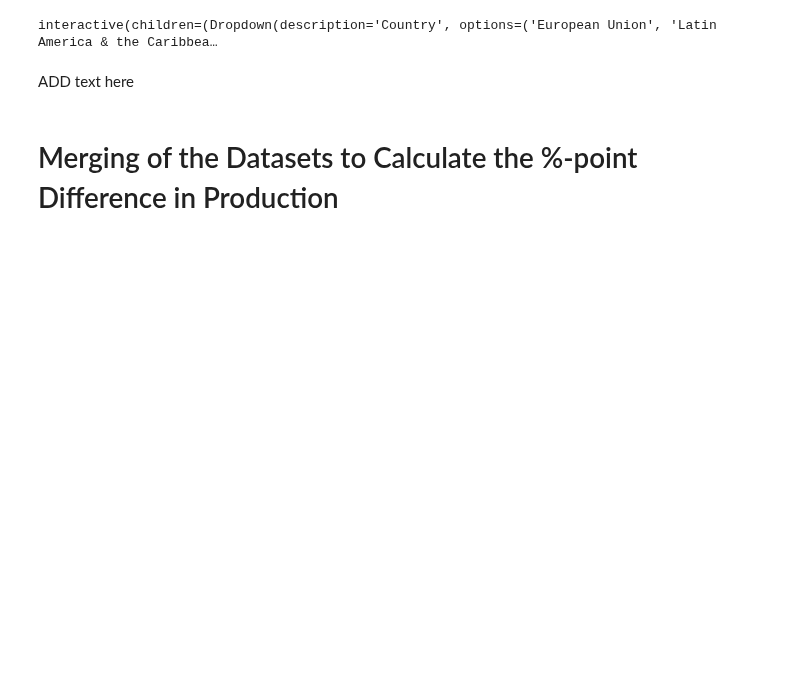
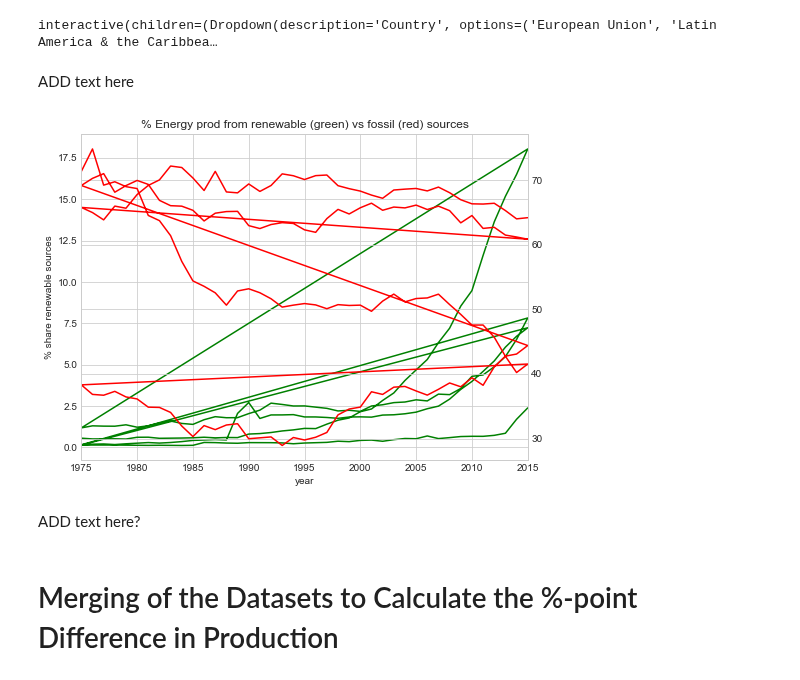
Before and after one commit to ghz106/Data-project, a Jupyter notebook: Data project.ipynb, the cells around one changed output. Saved outputs shown, nothing was run; the diff lists cells and outputs as text; code cells hidden in the pictures; blank space fills up the shorter version.

```diff
--- a/Data project.ipynb
+++ b/Data project.ipynb
@@ -189,8 +190,23 @@ widgets.interact(plot_wb,
 );
 # %% [output]
 interactive(children=(Dropdown(description='Country', options=('European Union', 'Latin America & the Caribbea…
-# %% [markdown]
-ADD text here
+# %% [markdown]
+ADD text here
+# %%
+fig,ax=plt.subplots(figsize=(8,6))
+ax.plot(wb_rnwx.year, wb_rnwx.elec_prod_from_renewable_energy, color='green')
+ax.set_xlabel("year",fontsize=10)
+ax2=ax.twinx()
+ax2.plot(wb_fosl.year, wb_fosl.fosl, color='red')
+ax.set_ylabel('% share renewable sources')
+ax.set_xlabel('year')
+ax.set_xlim(1975,2015)
+ax.set_title('% Energy prod from renewable (green) vs fossil (red) sources')
+plt.show()
+# %% [output]
+[figure, added]
+# %% [markdown]
+ADD text here?
 # %% [markdown]
 # Merging of the Datasets to Calculate the %-point Difference in Production
 # %%
```
Also changed, not shown: parts of 7 cells of this notebook.
